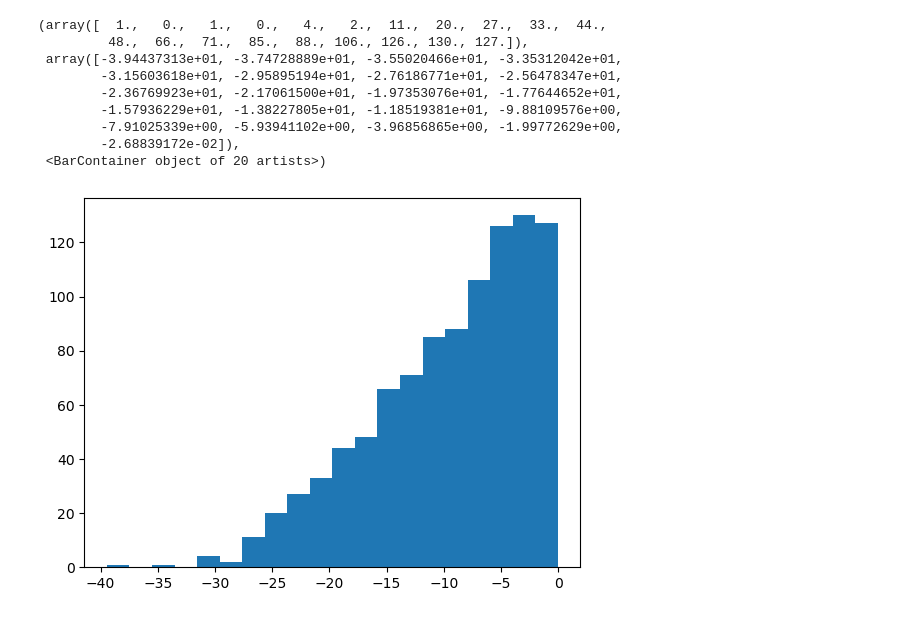
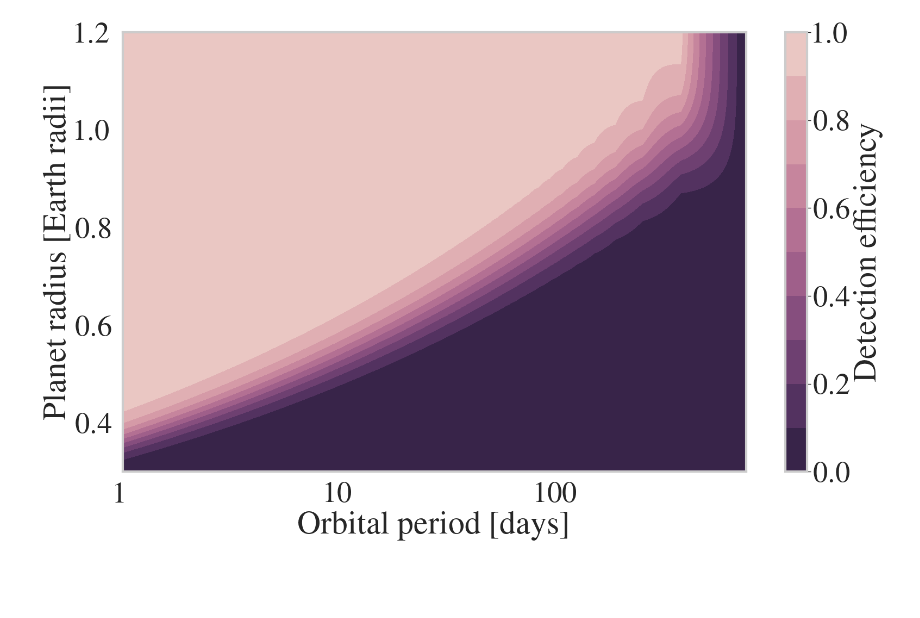
Before and after one commit to ChrisBoettner/plato, a Jupyter notebook: notebooks/05_detection_efficiency.ipynb, the cells around one changed output. Saved outputs shown, nothing was run; the diff lists cells and outputs as text; code cells hidden in the pictures; blank space fills up the shorter version.

Commit message:
adding plots

```diff
--- a/notebooks/05_detection_efficiency.ipynb
+++ b/notebooks/05_detection_efficiency.ipynb
@@ -11,0 +15,5 @@ model = DetectionModel()
+# %%
+set_plot_defaults()
+
+figure_directory = f"../figures/05_detection_efficiency/"
+save = True
@@ -127,15 +47,33 @@ array([6.99565621e-06, 1.88981100e-01, 3.64417092e-03, 6.65407656e-16,
-# %%
-import matplotlib.pyplot as plt
-
-plt.hist(np.log10(o[o > 0]), bins=20)
-# %% [output]
-(array([  1.,   0.,   1.,   0.,   4.,   2.,  11.,  20.,  27.,  33.,  44.,
-         48.,  66.,  71.,  85.,  88., 106., 126., 130., 127.]),
- array([-3.94437313e+01, -3.74728889e+01, -3.55020466e+01, -3.35312042e+01,
-        -3.15603618e+01, -2.95895194e+01, -2.76186771e+01, -2.56478347e+01,
-        -2.36769923e+01, -2.17061500e+01, -1.97353076e+01, -1.77644652e+01,
-        -1.57936229e+01, -1.38227805e+01, -1.18519381e+01, -9.88109576e+00,
-        -7.91025339e+00, -5.93941102e+00, -3.96856865e+00, -1.99772629e+00,
-        -2.68839172e-02]),
- <BarContainer object of 20 artists>)
-[figure, removed]
+# %%
+fig, ax = plt.subplots()
+
+contour = ax.contourf(
+    porb,
+    r_planet,
+    detection_efficiency,
+    levels=[0, 0.1, 0.2, 0.3, 0.4, 0.5, 0.6, 0.7, 0.8, 0.9, 1],
+    cmap=get_palette(n_colors=10, as_cmap=True, reverse=True),  # Set the color map
+)
+
+ax.set_xscale("log")
+
+ax.tick_params(axis="both", which="major", length=10, width=3)
+ax.tick_params(axis="both", which="minor", length=6, width=2)
+
+ax.xaxis.set_major_locator(LogLocator())
+ax.xaxis.set_major_formatter(ScalarFormatter())
+
+ax.set_xlabel("Orbital period [days]")
+ax.set_ylabel("Planet radius [Earth radii]")
+
+# Add colorbar
+cbar = fig.colorbar(contour)
+cbar.set_label("Detection efficiency")
+
+FigureProcessor(fig).save(
+    "detection_efficiency_contour.pdf",
+    figure_directory=figure_directory,
+    save=save,
+)
+# %% [output]
+[figure, added]
```
Also changed, not shown: parts of 13 cells of this notebook, 4 other files.
